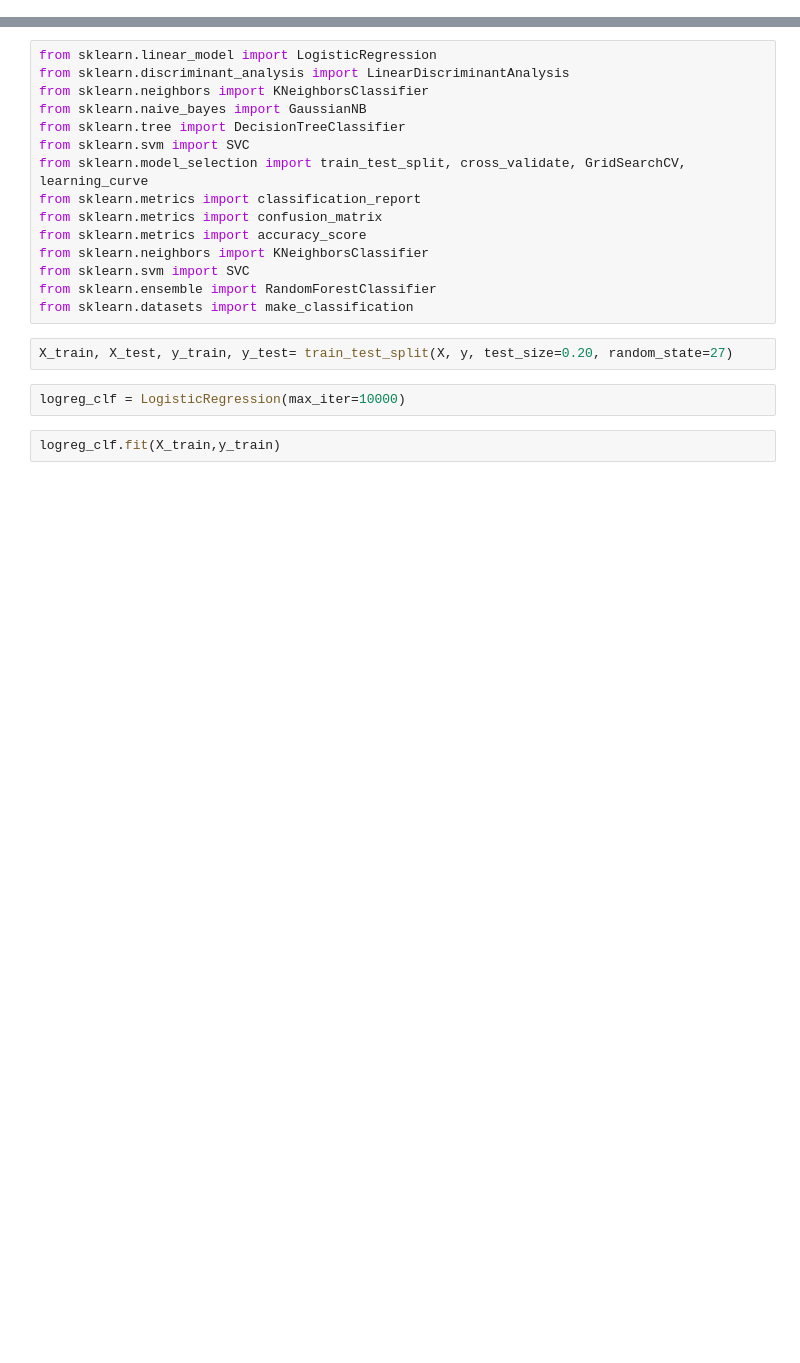
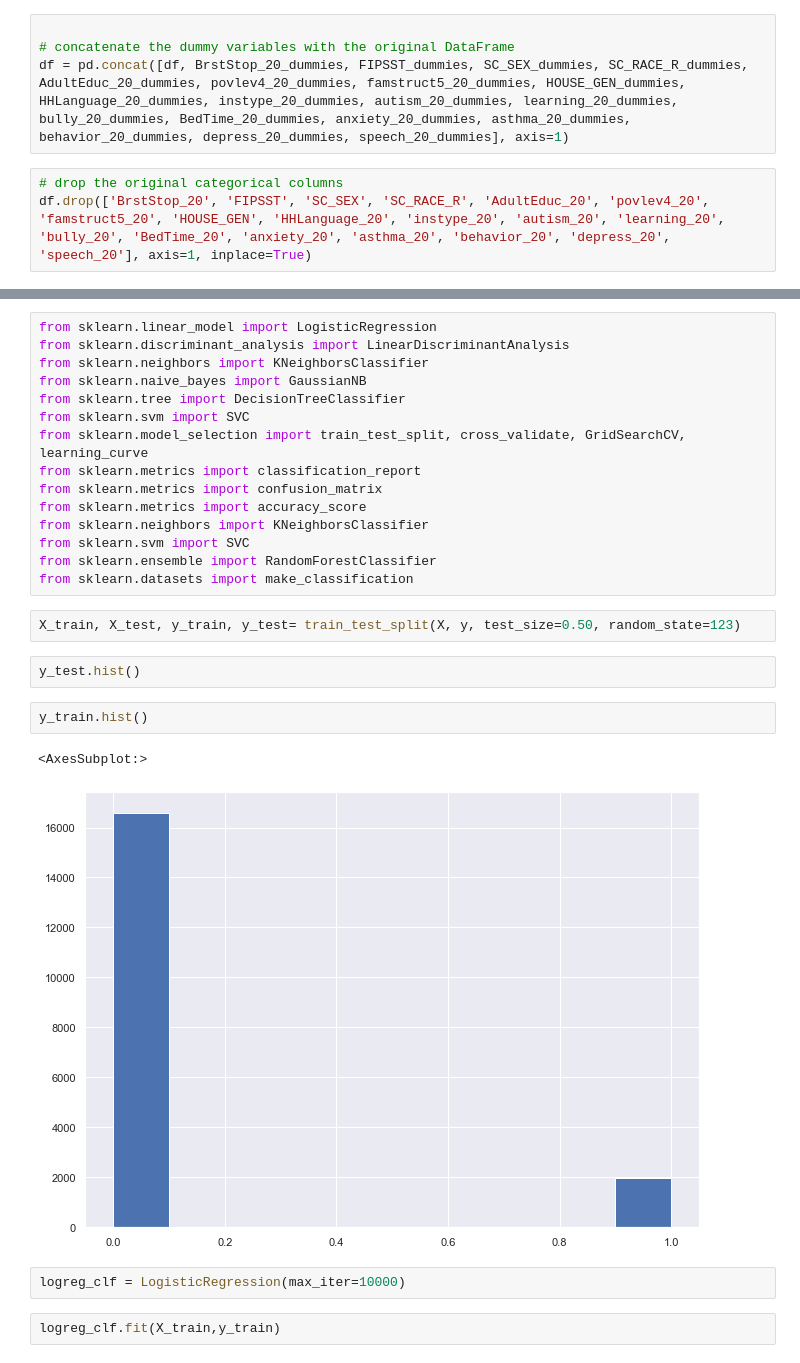
Before and after one commit to MaryamNzr/Capstone-Two, a Jupyter notebook: Pre-processing and Modeling_2020 National Survey of Children’s Health (NSCH).ipynb, the cells around one changed output, grey strips where cells are left out. Saved outputs shown, nothing was run; the diff lists cells and outputs as text; blank space fills up the shorter version.

Commit message:
Creating Dummy variables for categorical features

```diff
--- a/Pre-processing and Modeling_2020 National Survey of Children’s Health (NSCH).ipynb
+++ b/Pre-processing and Modeling_2020 National Survey of Children’s Health (NSCH).ipynb
@@ -225,0 +280,7 @@ sns.heatmap(X.corr())
+# %%
+
+# concatenate the dummy variables with the original DataFrame
+df = pd.concat([df, BrstStop_20_dummies, FIPSST_dummies, SC_SEX_dummies, SC_RACE_R_dummies, AdultEduc_20_dummies, povlev4_20_dummies, famstruct5_20_dummies, HOUSE_GEN_dummies, HHLanguage_20_dummies, instype_20_dummies, autism_20_dummies, learning_20_dummies, bully_20_dummies, BedTime_20_dummies, anxiety_20_dummies, asthma_20_dummies, behavior_20_dummies, depress_20_dummies, speech_20_dummies], axis=1)
+# %%
+# drop the original categorical columns
+df.drop(['BrstStop_20', 'FIPSST', 'SC_SEX', 'SC_RACE_R', 'AdultEduc_20', 'povlev4_20', 'famstruct5_20', 'HOUSE_GEN', 'HHLanguage_20', 'instype_20', 'autism_20', 'learning_20', 'bully_20', 'BedTime_20', 'anxiety_20', 'asthma_20', 'behavior_20', 'depress_20', 'speech_20'], axis=1, inplace=True)
@@ -243,7 +475,14 @@ from sklearn.svm import SVC
 from sklearn.ensemble import RandomForestClassifier
 from sklearn.datasets import make_classification
 # %%
-X_train, X_test, y_train, y_test= train_test_split(X, y, test_size=0.20, random_state=27)
+X_train, X_test, y_train, y_test= train_test_split(X, y, test_size=0.50, random_state=123)
+# %%
+y_test.hist()
+# %%
+y_train.hist()
+# %% [output]
+<AxesSubplot:>
+[figure, added]
 # %%
 logreg_clf = LogisticRegression(max_iter=10000)
 # %%
```
Also changed, not shown: parts of 20 cells of this notebook.
